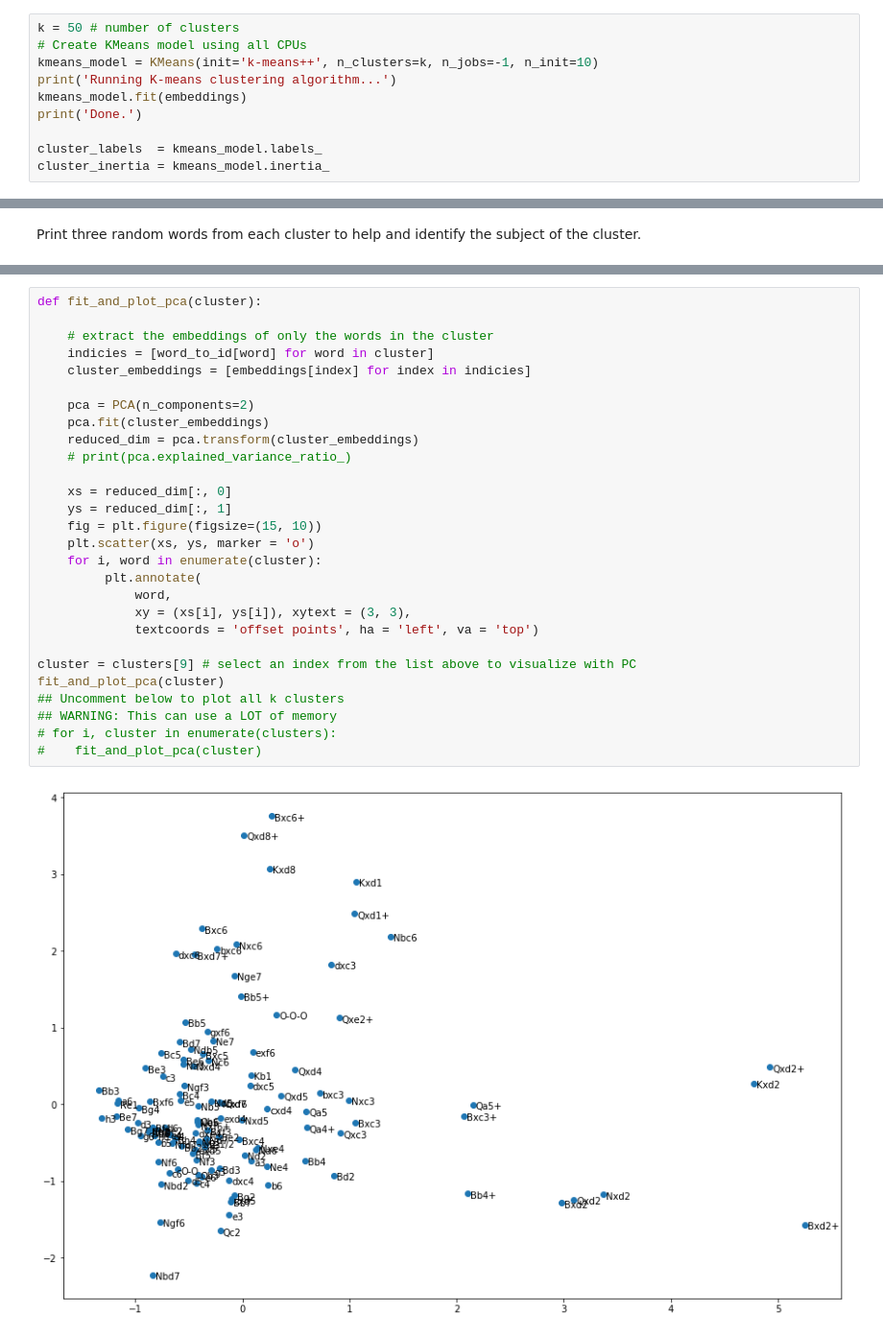
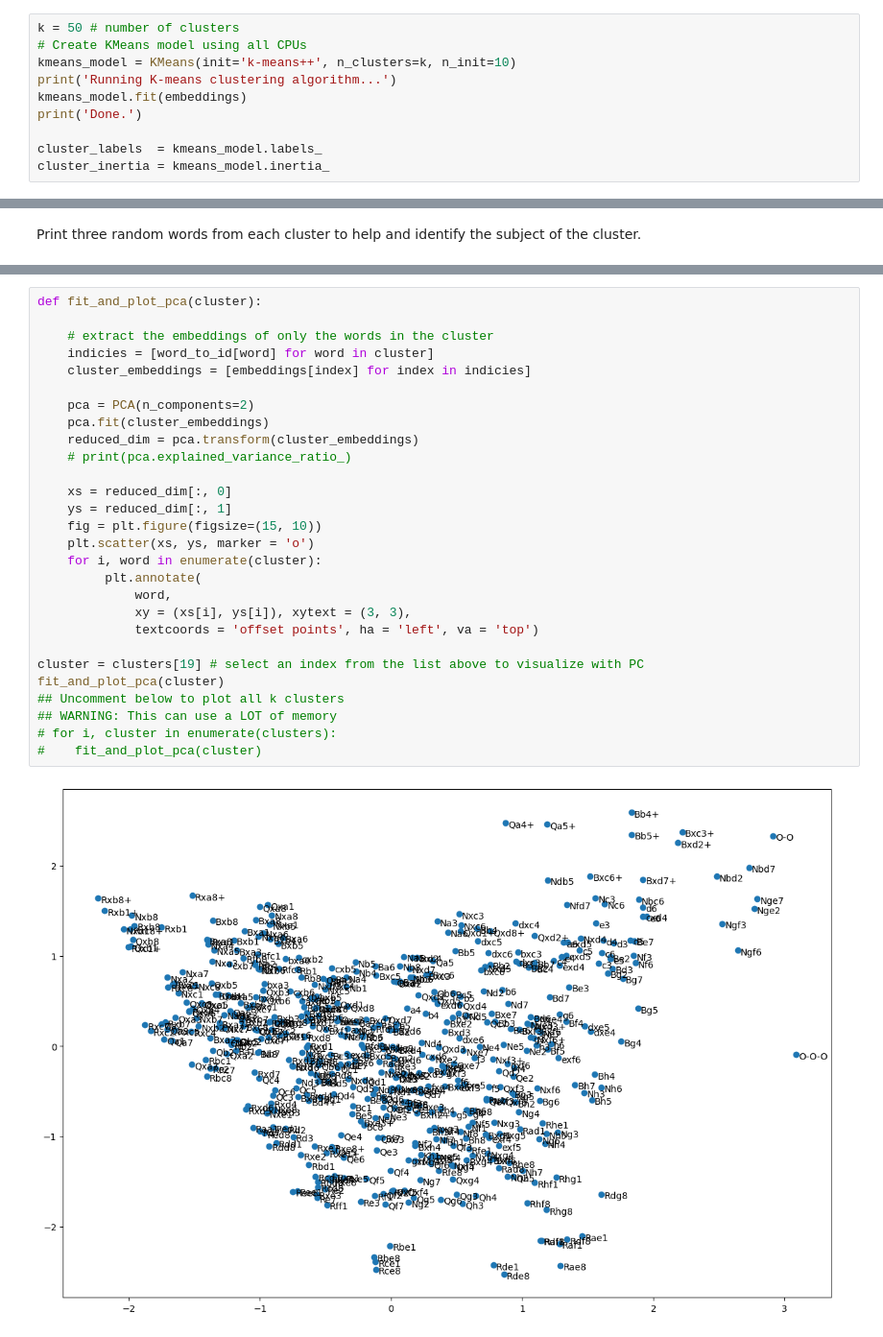
Before and after one commit to brannondorsey/ChessEmbeddings, a Jupyter notebook: notebooks/cluster_embeddings.ipynb, the cells around one changed output, grey strips where cells are left out. Shown at 96% size. Drawn from its saved outputs; the diff is of its cells as text.

```diff
--- a/notebooks/cluster_embeddings.ipynb
+++ b/notebooks/cluster_embeddings.ipynb
@@ -32,7 +32,7 @@ Apply k-means with k clusters.
 # %%
 k = 50 # number of clusters
 # Create KMeans model using all CPUs
-kmeans_model = KMeans(init='k-means++', n_clusters=k, n_jobs=-1, n_init=10)
+kmeans_model = KMeans(init='k-means++', n_clusters=k, n_init=10)
 print('Running K-means clustering algorithm...')
 kmeans_model.fit(embeddings)
 print('Done.')
@@ -90,32 +90,32 @@ CLUSTER INDEX             RANDOM WORDS FROM CLUSTER
 # %%
 def fit_and_plot_pca(cluster):
 
     # extract the embeddings of only the words in the cluster
     indicies = [word_to_id[word] for word in cluster]
     cluster_embeddings = [embeddings[index] for index in indicies]
 
     pca = PCA(n_components=2)
     pca.fit(cluster_embeddings)
     reduced_dim = pca.transform(cluster_embeddings)
     # print(pca.explained_variance_ratio_)
 
     xs = reduced_dim[:, 0]
     ys = reduced_dim[:, 1]
     fig = plt.figure(figsize=(15, 10))
     plt.scatter(xs, ys, marker = 'o')
     for i, word in enumerate(cluster):
          plt.annotate(
              word,
              xy = (xs[i], ys[i]), xytext = (3, 3),
              textcoords = 'offset points', ha = 'left', va = 'top')
 
-cluster = clusters[9] # select an index from the list above to visualize with PC
+cluster = clusters[19] # select an index from the list above to visualize with PC
 fit_and_plot_pca(cluster)
 ## Uncomment below to plot all k clusters
 ## WARNING: This can use a LOT of memory
 # for i, cluster in enumerate(clusters):
 #    fit_and_plot_pca(cluster)
 # %% [output]
-[figure, old version]
+[figure, new version]
 # %%
 # find the cluster that contains a particular move
```
Also changed, not shown: parts of 4 cells of this notebook, 1 other file.
